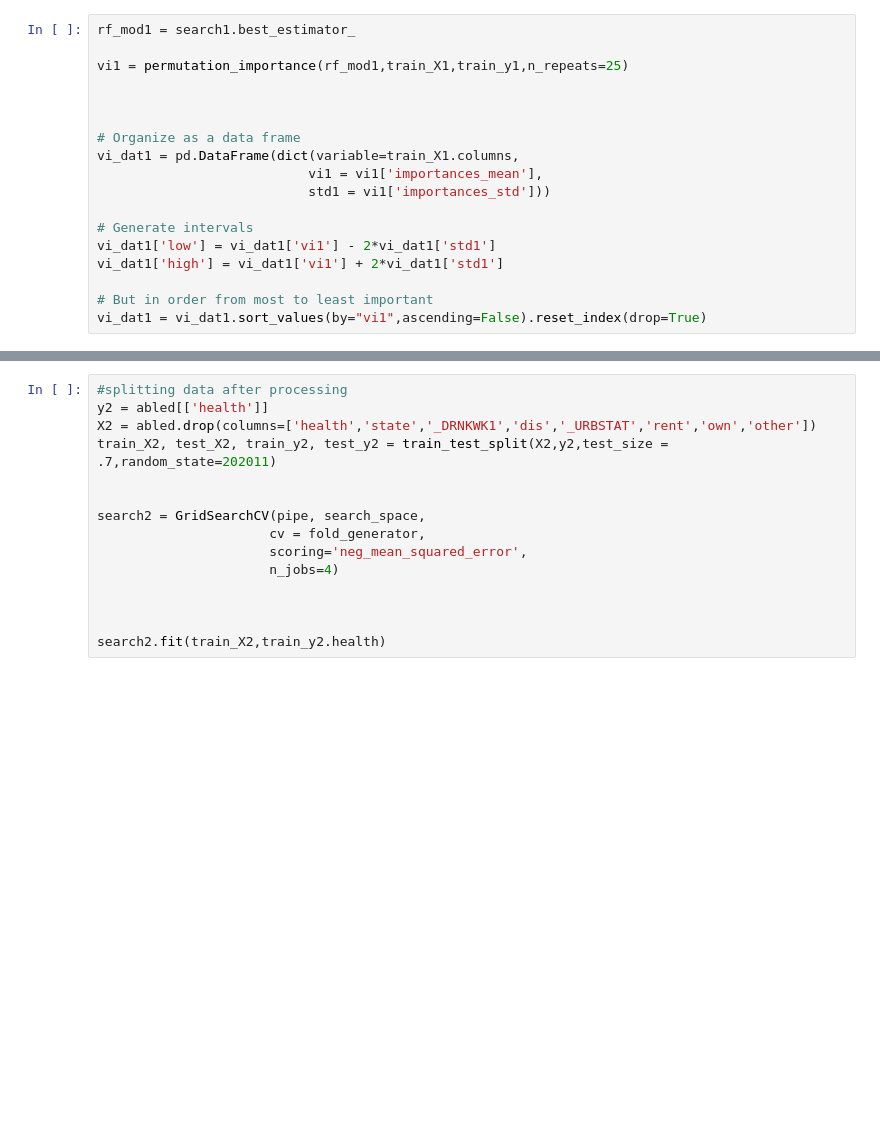
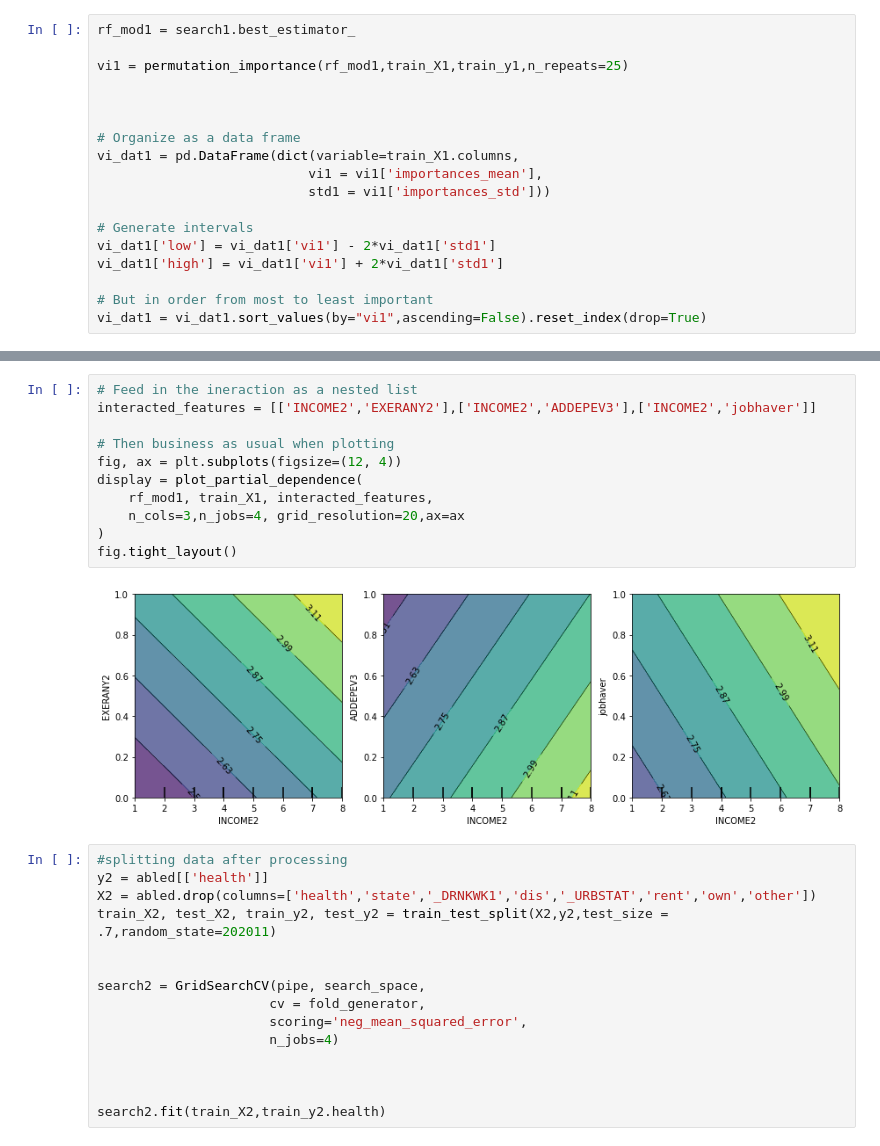
Before and after one commit to audreymcj/PPOL564proj, a Jupyter notebook: exploration.ipynb, the cells around one changed output, grey strips where cells are left out. Cells and saved outputs as stored; diff of their text form; blank space fills up the shorter version.

```diff
--- a/exploration.ipynb
+++ b/exploration.ipynb
@@ -373,3 +435,16 @@ vi_dat1 = vi_dat1.sort_values(by="vi1",ascending=False).reset_index(drop=True)
+# %%
+# Feed in the ineraction as a nested list
+interacted_features = [['INCOME2','EXERANY2'],['INCOME2','ADDEPEV3'],['INCOME2','jobhaver']]
+
+# Then business as usual when plotting
+fig, ax = plt.subplots(figsize=(12, 4))
+display = plot_partial_dependence(
+    rf_mod1, train_X1, interacted_features,
+    n_cols=3,n_jobs=4, grid_resolution=20,ax=ax
+)
+fig.tight_layout()
+# %% [output]
+[figure, added]
 # %%
 #splitting data after processing
 y2 = abled[['health']]
```
Also changed, not shown: parts of 16 cells of this notebook, 28 other files.
